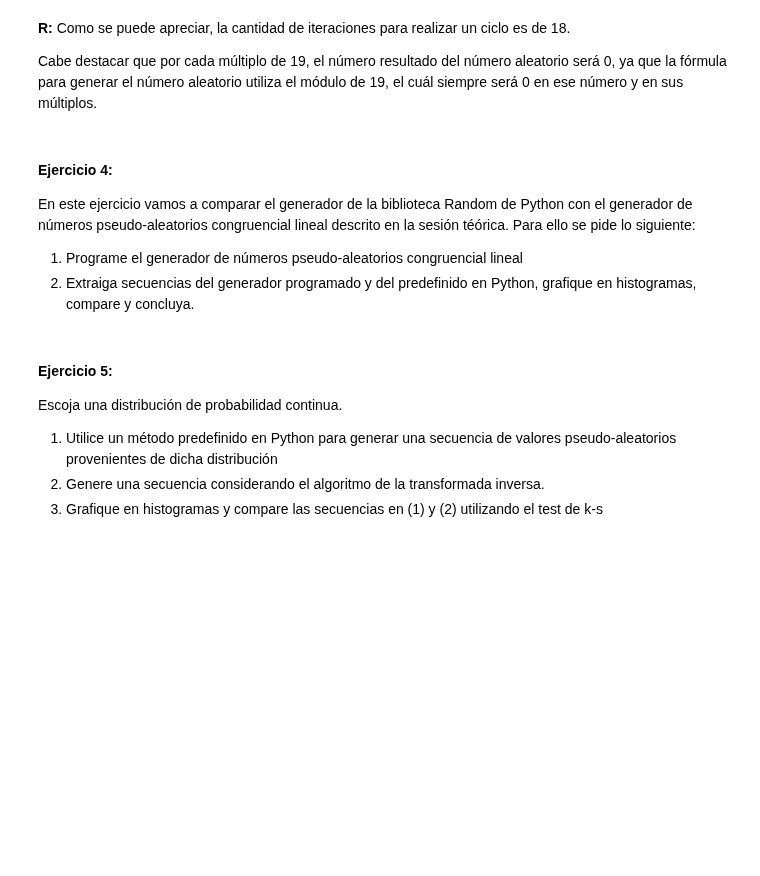
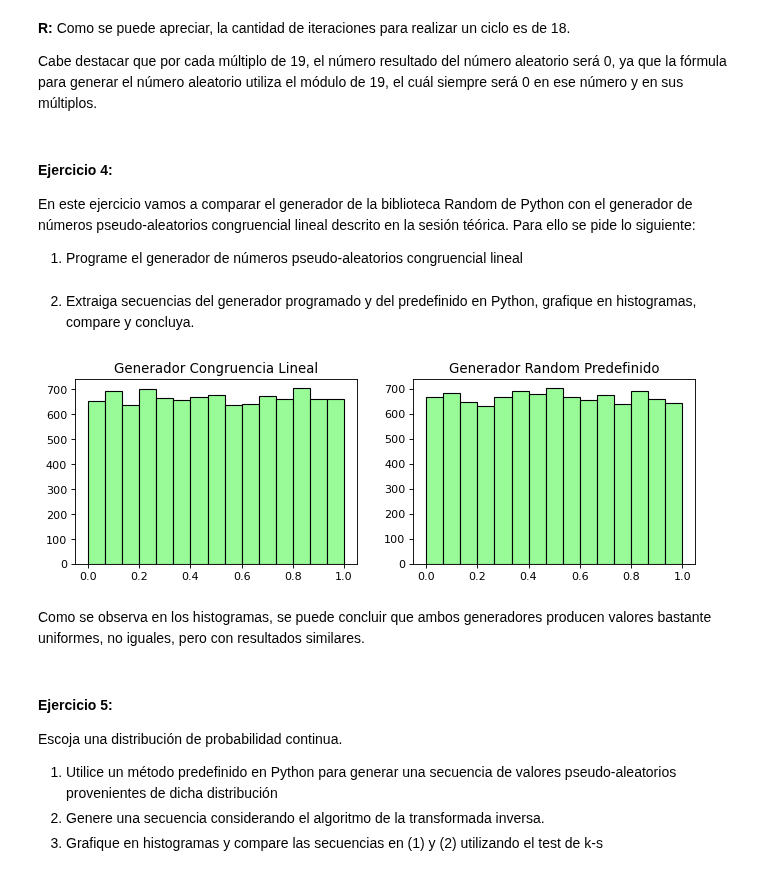
Before and after one commit to estebantejeda/INFO274, a Jupyter notebook: lab4/Laboratorio 4.ipynb, the cells around one changed output. Cells and saved outputs as stored; diff of their text form; code cells hidden in the pictures; blank space fills up the shorter version.

```diff
--- a/lab4/Laboratorio 4.ipynb
+++ b/lab4/Laboratorio 4.ipynb
@@ -184,7 +184,34 @@ Cabe destacar que por cada múltiplo de 19, el número resultado del número ale
 #### **Ejercicio 4:**
 En este ejercicio vamos a comparar el generador de la biblioteca Random de Python con el generador de números pseudo-aleatorios congruencial lineal descrito en la sesión téórica. Para ello se pide lo siguiente:
 1. Programe el generador de números pseudo-aleatorios congruencial lineal
-2. Extraiga secuencias del generador programado y del predefinido en Python, grafique en histogramas, compare y concluya.
+# %%
+class GCL():
+    def __init__(self, seed=345):
+        self.u = seed
+    def next(self):
+        self.u = (16807*self.u)%2147483647
+        return self.u/2147483647
+# %% [markdown]
+2. Extraiga secuencias del generador programado y del predefinido en Python, grafique en histogramas, compare y concluya.
+# %%
+n = GCL()
+n.next()
+x1 = []
+x2 = []
+random.seed(345)
+for i in range(10000):
+    x1.append(n.next())
+    x2.append(random.random())
+fig, ax = plt.subplots(1, 2, figsize=(10, 3), dpi=80)
+ax[0].hist(x1, color = 'palegreen', edgecolor = 'black', bins = 15)
+ax[0].set_title('Generador Congruencia Lineal')
+ax[1].hist(x2, color = 'palegreen', edgecolor = 'black', bins = 15)
+ax[1].set_title('Generador Random Predefinido')
+plt.show()
+# %% [output]
+[figure, added]
+# %% [markdown]
+Como se observa en los histogramas, se puede concluir que ambos generadores producen valores bastante uniformes, no iguales, pero con resultados similares.
 # %% [markdown]
 #### **Ejercicio 5:**
 Escoja una distribución de probabilidad continua.
```
